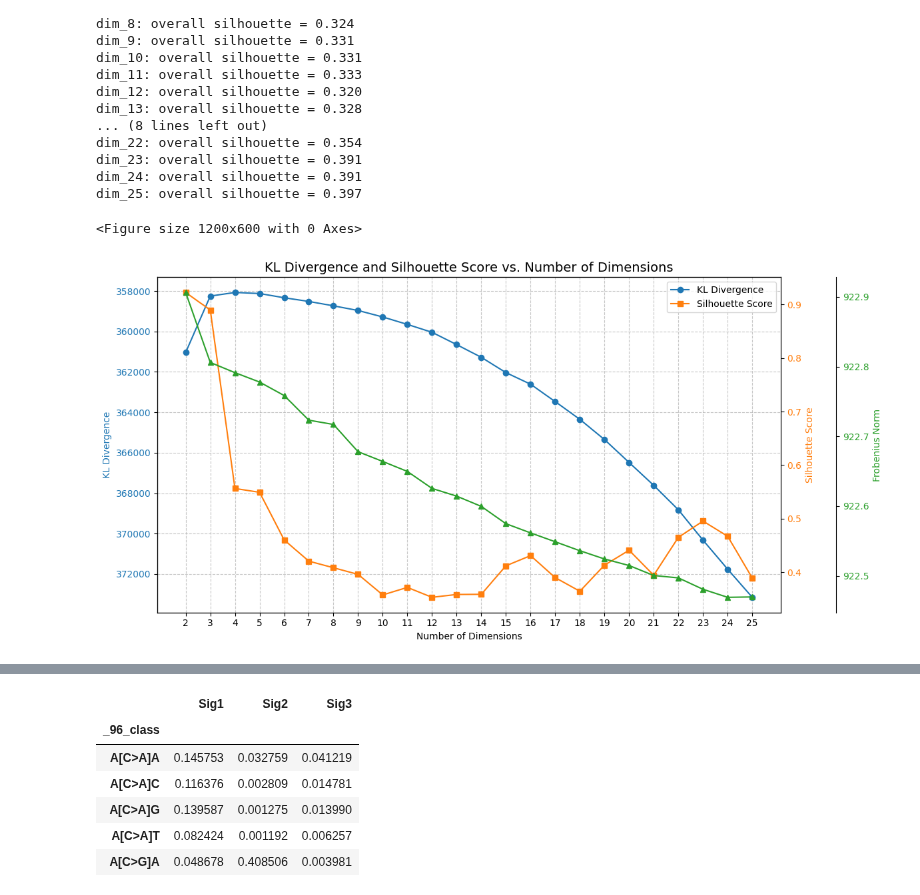
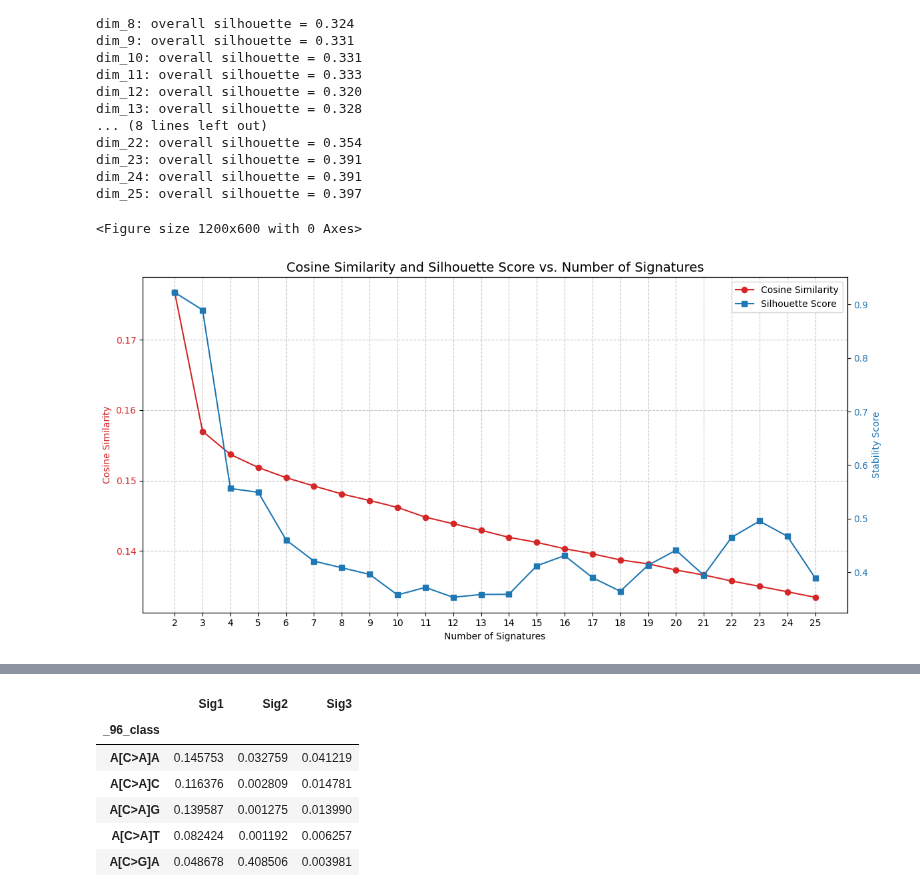
Before and after one commit to Harrison-Q-Ma/BNFO285_Projects, a Jupyter notebook: project_3/Harrison/clustering.ipynb, the cells around one changed output, grey strips where cells are left out. Saved outputs shown, nothing was run; the diff lists cells and outputs as text; code cells hidden in the pictures.

Commit message:
cosine similarity

```diff
--- a/project_3/Harrison/clustering.ipynb
+++ b/project_3/Harrison/clustering.ipynb
@@ -26,6 +26,7 @@ orig_matrix
 # %%
 import os
 import pandas as pd
+from sklearn.metrics.pairwise import cosine_similarity
 from tqdm import tqdm
 
 base_sig = '/Users/harrisonma/Documents/PhD Classes/2025 Spring/BNFO 285/BNFO285_Projects/project_3/Amy/Output/Signature'
@@ -38,6 +39,7 @@ dims     = [f'dim_{d}' for d in range(2,26)]
 M_hats = {}
 KL_scores = {}
 forbenious = {}
+cos_scores  = {}
 
 for dim in tqdm(dims):
     sig_dir = os.path.join(base_sig, dim)
@@ -51,6 +53,7 @@ for dim in tqdm(dims):
     runs = min(len(sig_files), len(exp_files))
     kl_list = []
     frob_list = []
+    cos_list = []
     M_hats_dim = {}
 
     for run_idx in range(runs):
@@ -92,12 +95,18 @@ for dim in tqdm(dims):
         frob    = np.linalg.norm(diff, ord='fro')
         frob_list.append(frob)
 
+        sims = cosine_similarity(orig_matrix.T, M_hat.T)
+        # extract diagonal (each sample vs. its reconstruction)
+        per_samp = 1 - np.diag(sims)
+        cos_list.append(per_samp.mean())
+
         # discard per‐run arrays before next iteration
         del S_r, A_r, A_rr, M_hat, kl_matrix
 
     # store average KL for this dim
     KL_scores[dim] = float(np.mean(kl_list))
     forbenious[dim]   = float(np.mean(frob_list))
+    cos_scores[dim]    = float(np.mean(cos_list))
     M_hats[dim] = M_hats_dim
 # %%
 # list all files under /Users/harrisonma/Documents/PhD Classes/2025 Spring/BNFO 285/BNFO285_Projects/project_3/Amy/Output/Signature/dim_2/
@@ -243,45 +252,45 @@ fig, ax1 = plt.subplots(figsize=(12, 6))
 # Extract dimension numbers for x-axis (cleaner labels)
 dim_numbers = [int(dim.split('_')[1]) for dim in KL_scores.keys()]
 
 # Plot KL_scores on primary y-axis (left)
-color1 = 'tab:blue'
-ax1.set_xlabel('Number of Dimensions')
-ax1.set_ylabel('KL Divergence', color=color1)
-ax1.plot(dim_numbers, list(KL_scores.values()), marker='o', color=color1, label='KL Divergence')
+color1 = 'tab:red'
+ax1.set_xlabel('Number of Signatures')
+ax1.set_ylabel('Cosine Similarity', color=color1)
+ax1.plot(dim_numbers, list(cos_scores.values()), marker='o', color=color1, label='Cosine Similarity')
 ax1.tick_params(axis='y', labelcolor=color1)
 ax1.grid(True, linestyle='--', alpha=0.7)
 
 # Invert y-axis for KL score so that lower (better) values are at the top
-ax1.invert_yaxis()
+# ax1.invert_yaxis()
 
 # Create a secondary y-axis for silhouette scores
 ax2 = ax1.twinx()
-color2 = 'tab:orange'
-ax2.set_ylabel('Silhouette Score', color=color2)
+color2 = 'tab:blue'
+ax2.set_ylabel('Stability Score', color=color2)
 ax2.plot(dim_numbers, list(sil_scores.values()), marker='s', color=color2, label='Silhouette Score')
 ax2.tick_params(axis='y', labelcolor=color2)
 
 # plot a third y-axis for Frobenious norm
-ax3 = ax1.twinx()
-ax3.spines['right'].set_position(('outward', 60))  # move the third y-axis outward
-color3 = 'tab:green'
-ax3.set_ylabel('Frobenius Norm', color=color3)
-ax3.plot(dim_numbers, list(forbenious.values()), marker='^', color=color3, label='Frobenius Norm')
-ax3.tick_params(axis='y', labelcolor=color3)
+# ax3 = ax1.twinx()
+# ax3.spines['right'].set_position(('outward', 60))  # move the third y-axis outward
+# color3 = 'tab:green'
+# ax3.set_ylabel('Frobenius Norm', color=color3)
+# ax3.plot(dim_numbers, list(forbenious.values()), marker='^', color=color3, label='Frobenius Norm')
+# ax3.tick_params(axis='y', labelcolor=color3)
 
 # Add title and legend
-plt.title('KL Divergence and Silhouette Score vs. Number of Dimensions', fontsize=14)
+plt.title('Cosine Similarity and Silhouette Score vs. Number of Signatures', fontsize=14)
 
 # Create unified legend
 lines1, labels1 = ax1.get_legend_handles_labels()
 lines2, labels2 = ax2.get_legend_handles_labels()
 ax1.legend(lines1 + lines2, labels1 + labels2, loc='best')
 
 # Ensure x-axis shows integer values for dimensions
 ax1.set_xticks(dim_numbers)
 
 # Adjust layout
 fig.tight_layout()
 # %% [output]
 <Figure size 1200x600 with 0 Axes>
-[figure, old version]
+[figure, new version]
```
Also changed, not shown: parts of 1 cell of this notebook.
